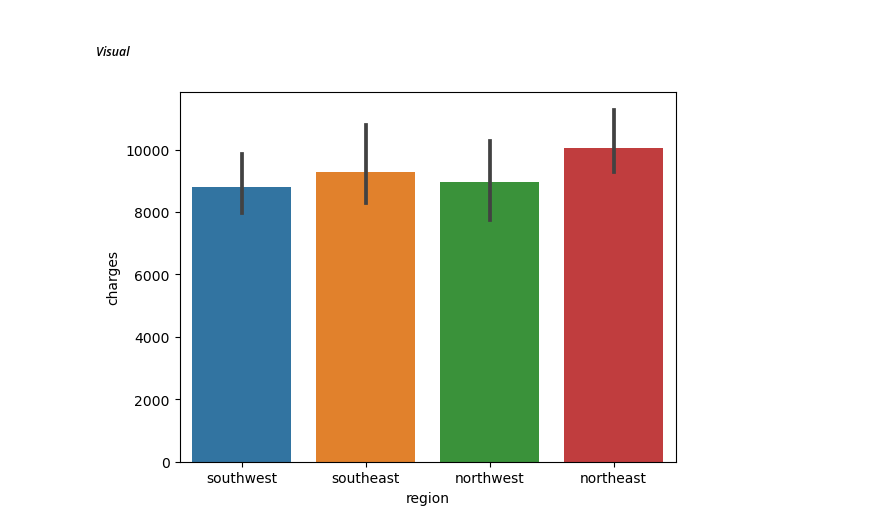
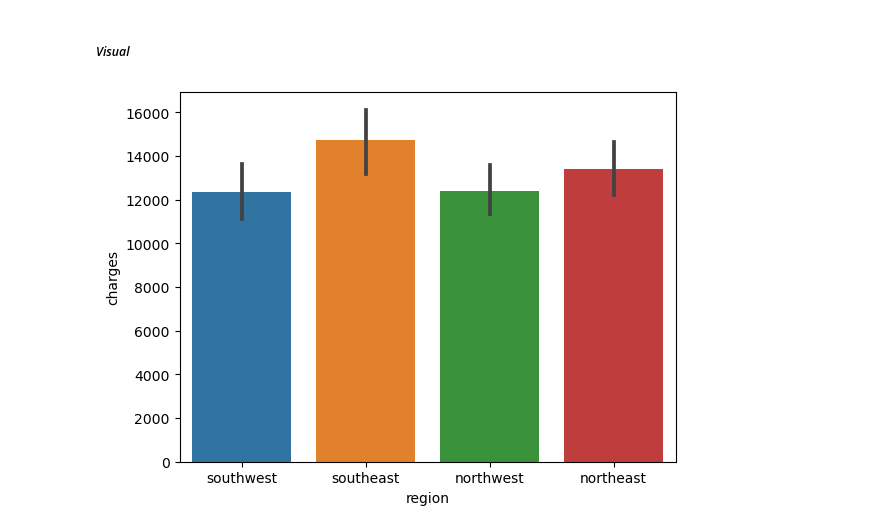
Before and after one commit to john-a-dixon/hypothesis-testing, a Jupyter notebook: tests.ipynb, the cells around one changed output. Drawn from its saved outputs; the diff is of its cells as text; code cells hidden in the pictures.

```diff
--- a/tests.ipynb
+++ b/tests.ipynb
@@ -287,6 +287,6 @@ Multiple Comparison of Means - Tukey HSD, FWER=0.05
 # %% [markdown]
 ##### _Visual_
 # %%
-sns.barplot(data=df, x="region", y="charges", estimator="median");
+sns.barplot(data=df, x="region", y="charges", estimator="mean");
 # %% [output]
-[figure, old version]
+[figure, new version]
```
Also changed, not shown: parts of 15 cells of this notebook.
